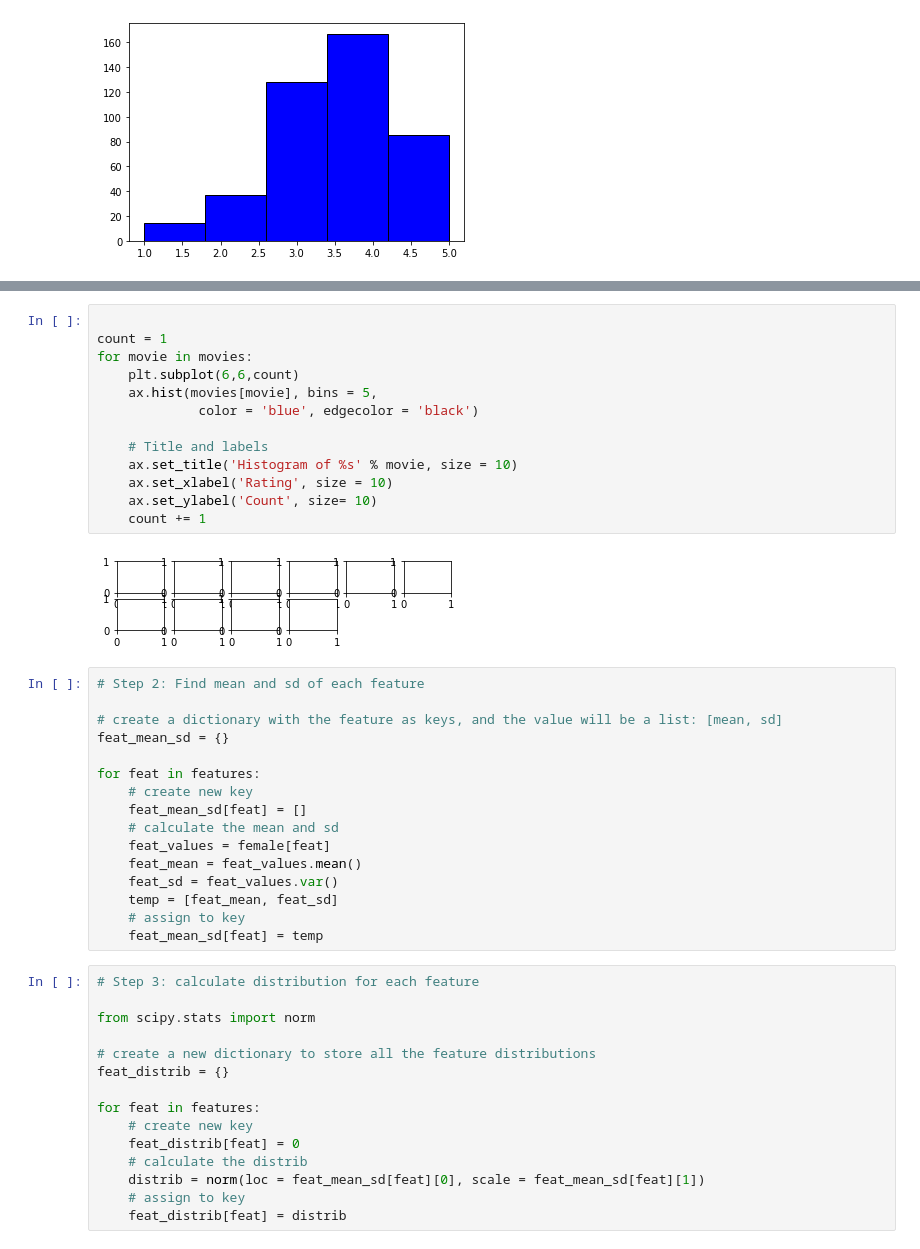
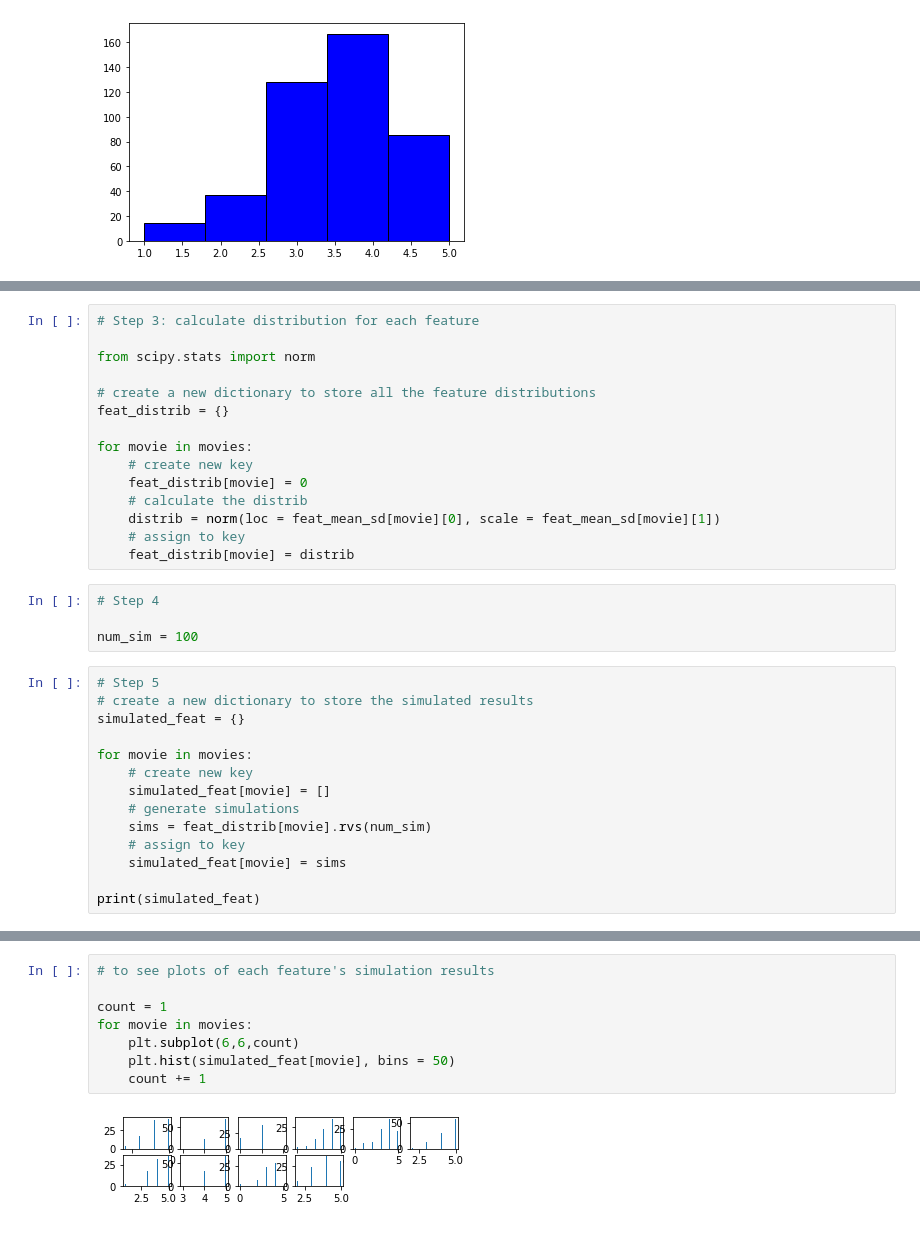
Before and after one commit to Tzongjie/bt4014_project, a Jupyter notebook: data_simulation.ipynb, the cells around one changed output, grey strips where cells are left out. Saved outputs shown, nothing was run; the diff lists cells and outputs as text.

Commit message:
updated the data simulation code

```diff
--- a/data_simulation.ipynb
+++ b/data_simulation.ipynb
@@ -80,0 +103,33 @@ plt.hist(movies['Air Force One'], color = 'blue', edgecolor = 'black',
+# %%
+# Step 3: calculate distribution for each feature
+
+from scipy.stats import norm
+
+# create a new dictionary to store all the feature distributions
+feat_distrib = {}
+
+for movie in movies:
+    # create new key
+    feat_distrib[movie] = 0
+    # calculate the distrib
+    distrib = norm(loc = feat_mean_sd[movie][0], scale = feat_mean_sd[movie][1])
+    # assign to key
+    feat_distrib[movie] = distrib
+# %%
+# Step 4
+
+num_sim = 100
+# %%
+# Step 5
+# create a new dictionary to store the simulated results
+simulated_feat = {}
+
+for movie in movies:
+    # create new key
+    simulated_feat[movie] = []
+    # generate simulations
+    sims = feat_distrib[movie].rvs(num_sim)
+    # assign to key
+    simulated_feat[movie] = sims
+
+print(simulated_feat)
@@ -81,46 +154,10 @@ plt.hist(movies['Air Force One'], color = 'blue', edgecolor = 'black',
 # %%
+# to see plots of each feature's simulation results
 
 count = 1
 for movie in movies:
     plt.subplot(6,6,count)
-    ax.hist(movies[movie], bins = 5,
-             color = 'blue', edgecolor = 'black')
-
-    # Title and labels
-    ax.set_title('Histogram of %s' % movie, size = 10)
-    ax.set_xlabel('Rating', size = 10)
-    ax.set_ylabel('Count', size= 10)
+    plt.hist(simulated_feat[movie], bins = 50)
     count += 1
 # %% [output]
-[figure, old version]
+[figure, new version]
-# %%
-# Step 2: Find mean and sd of each feature
-
-# create a dictionary with the feature as keys, and the value will be a list: [mean, sd]
-feat_mean_sd = {}
-
-for feat in features:
-    # create new key
-    feat_mean_sd[feat] = []
-    # calculate the mean and sd
-    feat_values = female[feat]
-    feat_mean = feat_values.mean()
-    feat_sd = feat_values.var()
-    temp = [feat_mean, feat_sd]
-    # assign to key
-    feat_mean_sd[feat] = temp
-# %%
-# Step 3: calculate distribution for each feature
-
-from scipy.stats import norm
-
-# create a new dictionary to store all the feature distributions
-feat_distrib = {}
-
-for feat in features:
-    # create new key
-    feat_distrib[feat] = 0
-    # calculate the distrib
-    distrib = norm(loc = feat_mean_sd[feat][0], scale = feat_mean_sd[feat][1])
-    # assign to key
-    feat_distrib[feat] = distrib
```
Also changed, not shown: parts of 9 cells of this notebook.
